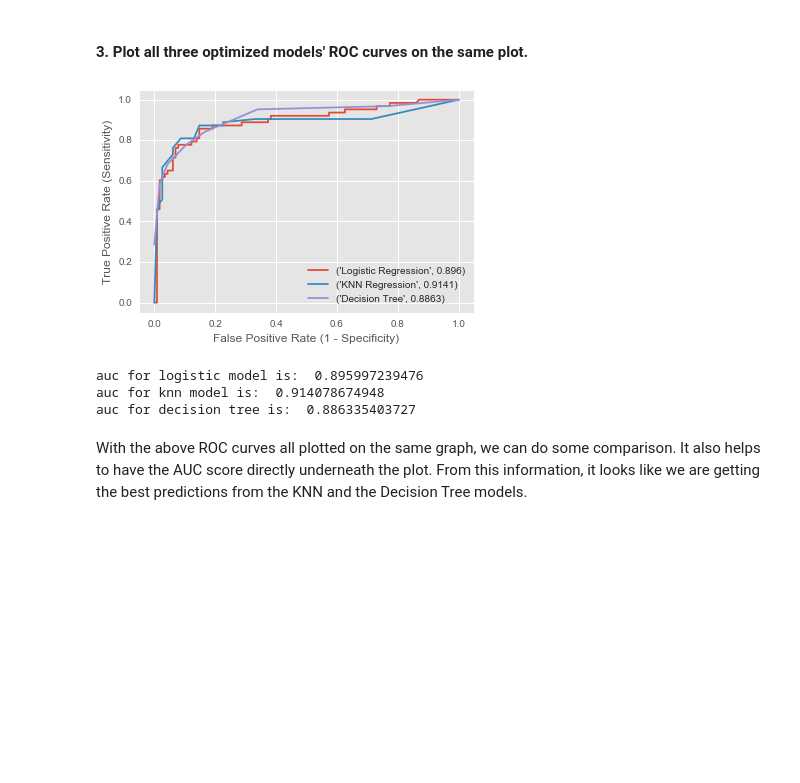
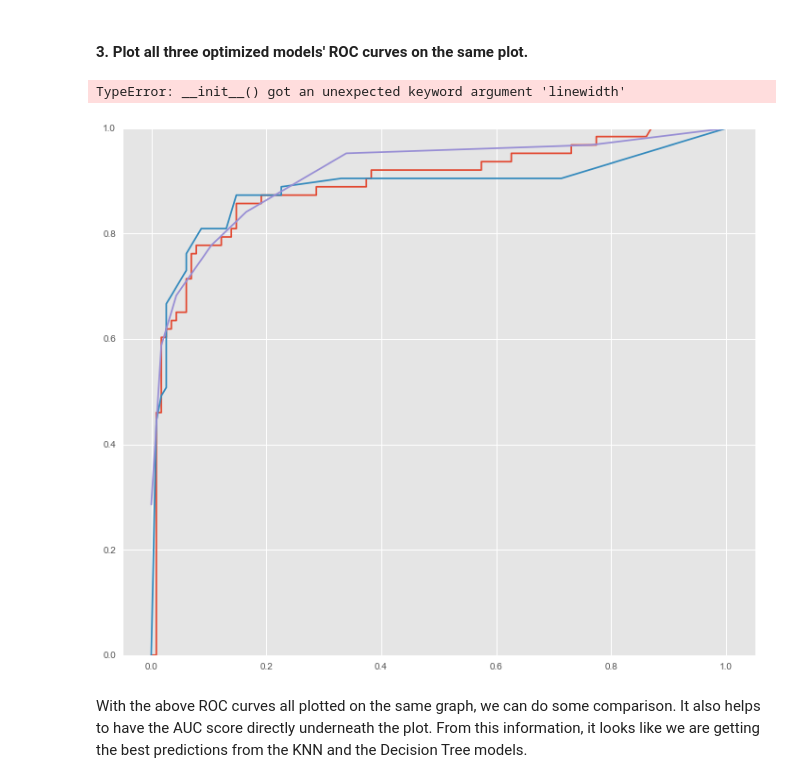
Before and after one commit to oneilltp18/titanic_project, a Jupyter notebook: titanic_project_code.ipynb, the cells around one changed output. Saved outputs shown, nothing was run; the diff lists cells and outputs as text; code cells hidden in the pictures; blank space fills up the shorter version.

Commit message:
udpating notebook roc curve code and roc curve viz

```diff
--- a/titanic_project_code.ipynb
+++ b/titanic_project_code.ipynb
@@ -882,37 +882,35 @@ Image(graph.create_png())
 # %%
 # plot ROC curve using y_test_binary and y_pred_prob
 fpr, tpr, _= metrics.roc_curve(y_test, y_pred_proba_1)
 fpr1, tpr1, _ = metrics.roc_curve(y_test, knn_pred_proba1)
 fpr2, tpr2, _ = metrics.roc_curve(y_test, dtc_pred_proba1)
 
 log_df = pd.DataFrame(dict(fpr = fpr, tpr=tpr))
 knn_df = pd.DataFrame(dict(fpr2=fpr2, tpr2=tpr2))
 dtc_df = pd.DataFrame(dict(fpr1=fpr1, tpr1=tpr1))
 
 auc2 = metrics.auc(fpr2, tpr2)
 
 plt.style.use('ggplot')
-
+plt.figure(figsize = (12, 10))
 plt.plot(log_df.fpr, log_df.tpr, label = ('Logistic Regression', round(auc_log, 4)))
 plt.plot(knn_df.fpr2, knn_df.tpr2, label = ('KNN Regression', round(auc1, 4)))
 plt.plot(dtc_df.fpr1, dtc_df.tpr1, label = ('Decision Tree', round(auc2, 4)))
 
 plt.xlim([-0.05, 1.05])
-plt.legend(loc = 'lower right')
+plt.legend(loc = 'lower right', fontsize = 20, linewidth = 4)
 plt.ylim([-0.05, 1.05])
 plt.xlabel('False Positive Rate (1 - Specificity)')
 plt.ylabel('True Positive Rate (Sensitivity)')
 plt.savefig('/Users/TerryONeill/titanic_project/titanic_project/visualization/roc_curves.png')
 plt.show()
 
 print'auc for logistic model is: ', auc_log
 print'auc for knn model is: ', auc1
 print'auc for decision tree is: ', auc2
 # %% [output]
+TypeError: __init__() got an unexpected keyword argument 'linewidth'
-[figure, old version]
+[figure, new version]
-auc for logistic model is:  0.895997239476
-auc for knn model is:  0.914078674948
-auc for decision tree is:  0.886335403727
 # %% [markdown]
 With the above ROC curves all plotted on the same graph, we can do some comparison. It also helps to have the AUC score directly underneath the plot. From this information, it looks like we are getting the best predictions from the KNN and the Decision Tree models.
 # %% [markdown]
```
Also changed, not shown: 1 other file.
